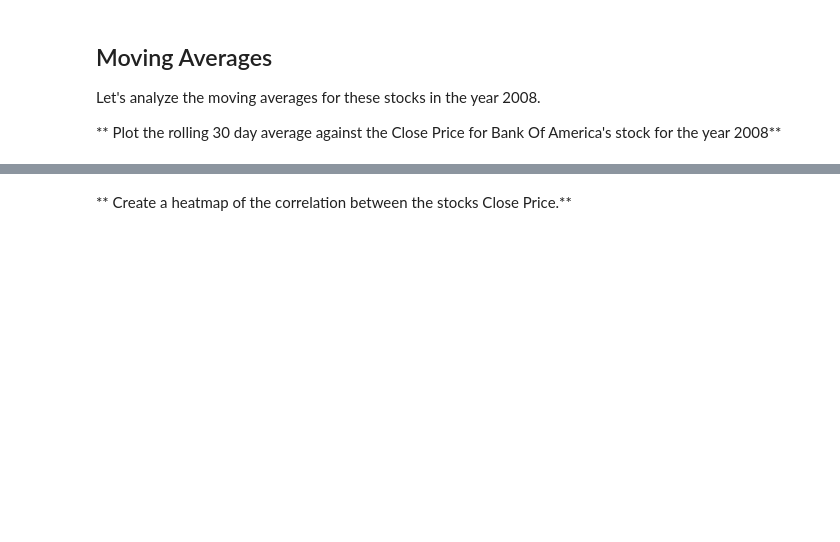
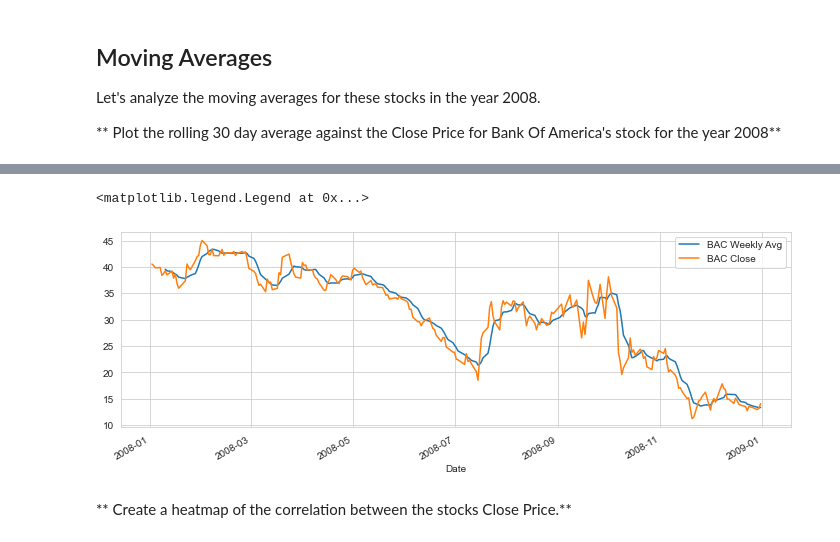
Before and after one commit to ethanhowang/DataLearning, a Jupyter notebook: Bootcamps/10-Data-Capstone-Projects/03-Finance Project.ipynb, the cells around one changed output, grey strips where cells are left out. Cells and saved outputs as stored; diff of their text form; code cells hidden in the pictures; blank space fills up the shorter version.

```diff
--- a/Bootcamps/10-Data-Capstone-Projects/03-Finance Project.ipynb
+++ b/Bootcamps/10-Data-Capstone-Projects/03-Finance Project.ipynb
@@ -413,2 +348,10 @@ Let's analyze the moving averages for these stocks in the year 2008.
+# %%
+plt.figure(figsize=(12, 4))
+BAC['Close'].loc['2008-01-01':'2008-12-31'].rolling(7).mean().plot(label='BAC Weekly Avg')
+BAC['Close'].loc['2008-01-01':'2008-12-31'].plot(label='BAC Close')
+plt.legend(loc='best')
+# %% [output]
+<matplotlib.legend.Legend at 0x...>
+[figure, added]
 # %% [markdown]
 ** Create a heatmap of the correlation between the stocks Close Price.**
```
Also changed, not shown: parts of 28 cells of this notebook.
